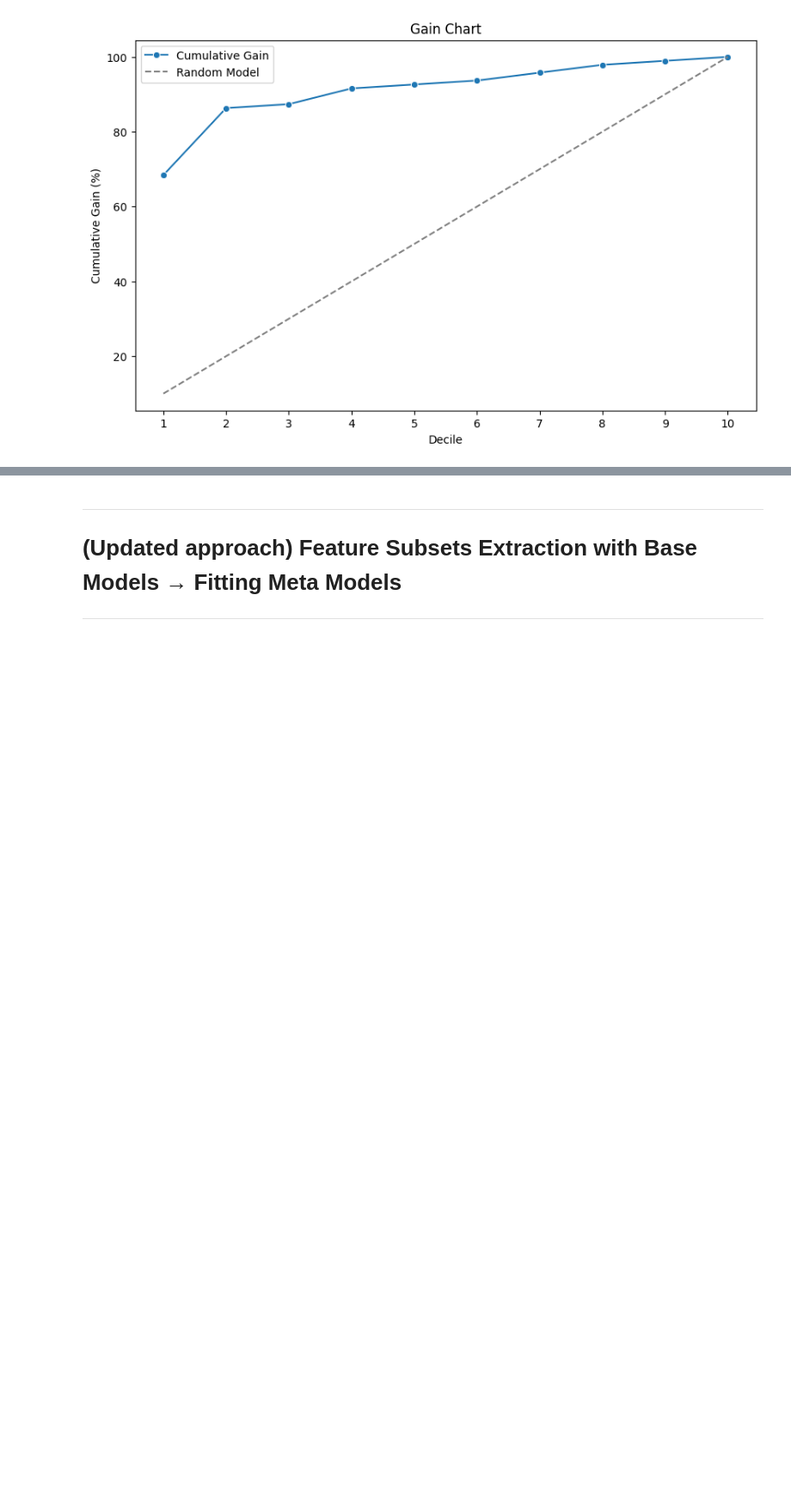
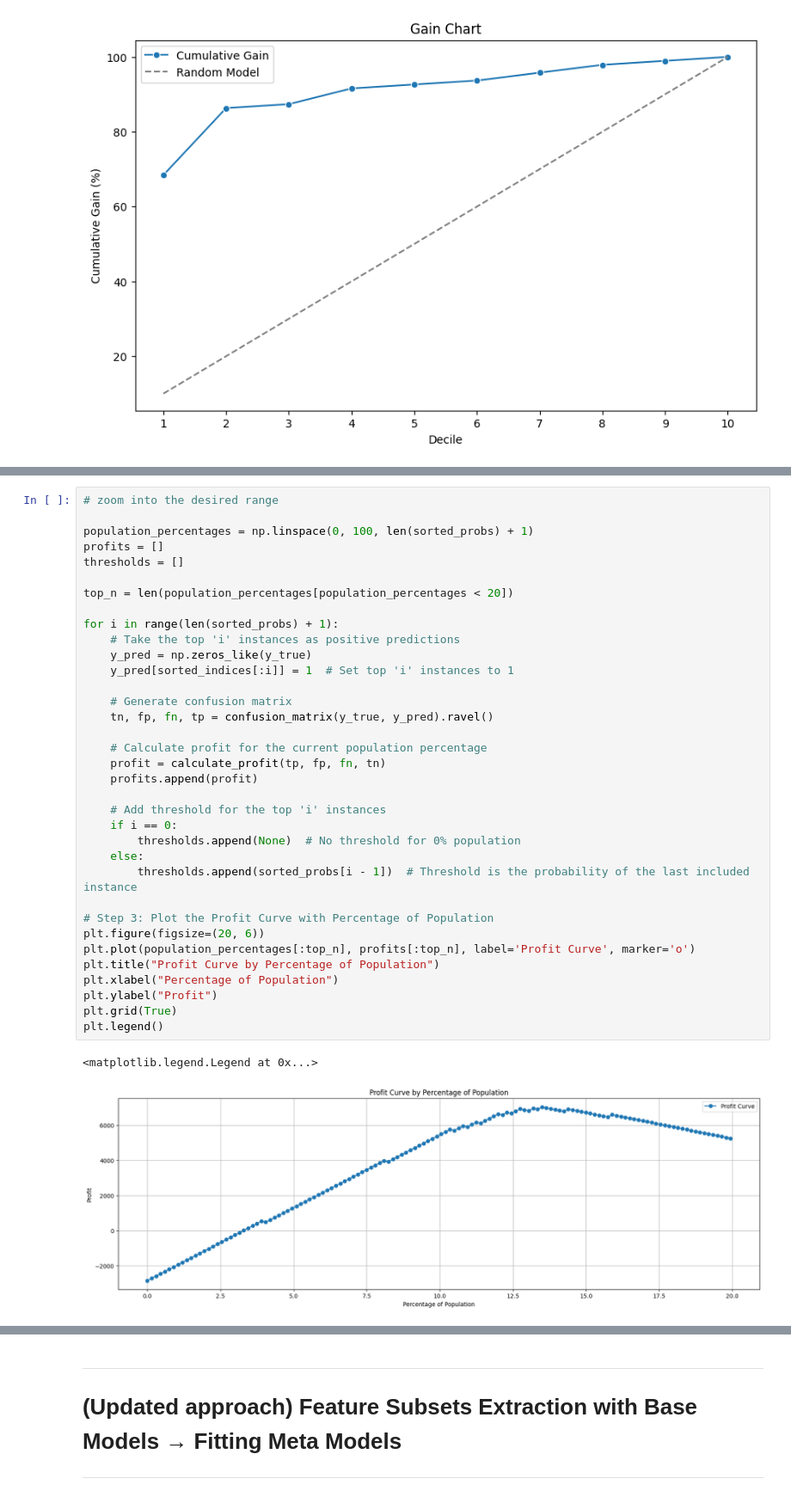
Before and after one commit to Minh-Nguyen-0401/Customer-Churn-Analysis, a Jupyter notebook: ensemble model.ipynb, the cells around one changed output, grey strips where cells are left out. Shown at 86% size. Saved outputs shown, nothing was run; the diff lists cells and outputs as text; blank space fills up the shorter version.

```diff
--- a/ensemble model.ipynb
+++ b/ensemble model.ipynb
@@ -723,0 +781,38 @@ Gain Table:
+# %%
+# zoom into the desired range
+
+population_percentages = np.linspace(0, 100, len(sorted_probs) + 1)
+profits = []
+thresholds = []
+
+top_n = len(population_percentages[population_percentages < 20])
+
+for i in range(len(sorted_probs) + 1):
+    # Take the top 'i' instances as positive predictions
+    y_pred = np.zeros_like(y_true)
+    y_pred[sorted_indices[:i]] = 1  # Set top 'i' instances to 1
+
+    # Generate confusion matrix
+    tn, fp, fn, tp = confusion_matrix(y_true, y_pred).ravel()
+
+    # Calculate profit for the current population percentage
+    profit = calculate_profit(tp, fp, fn, tn)
+    profits.append(profit)
+
+    # Add threshold for the top 'i' instances
+    if i == 0:
+        thresholds.append(None)  # No threshold for 0% population
+    else:
+        thresholds.append(sorted_probs[i - 1])  # Threshold is the probability of the last included instance
+
+# Step 3: Plot the Profit Curve with Percentage of Population
+plt.figure(figsize=(20, 6))
+plt.plot(population_percentages[:top_n], profits[:top_n], label='Profit Curve', marker='o')
+plt.title("Profit Curve by Percentage of Population")
+plt.xlabel("Percentage of Population")
+plt.ylabel("Profit")
+plt.grid(True)
+plt.legend()
+# %% [output]
+<matplotlib.legend.Legend at 0x...>
+[figure, added]
```
Also changed, not shown: parts of 3 cells of this notebook.
